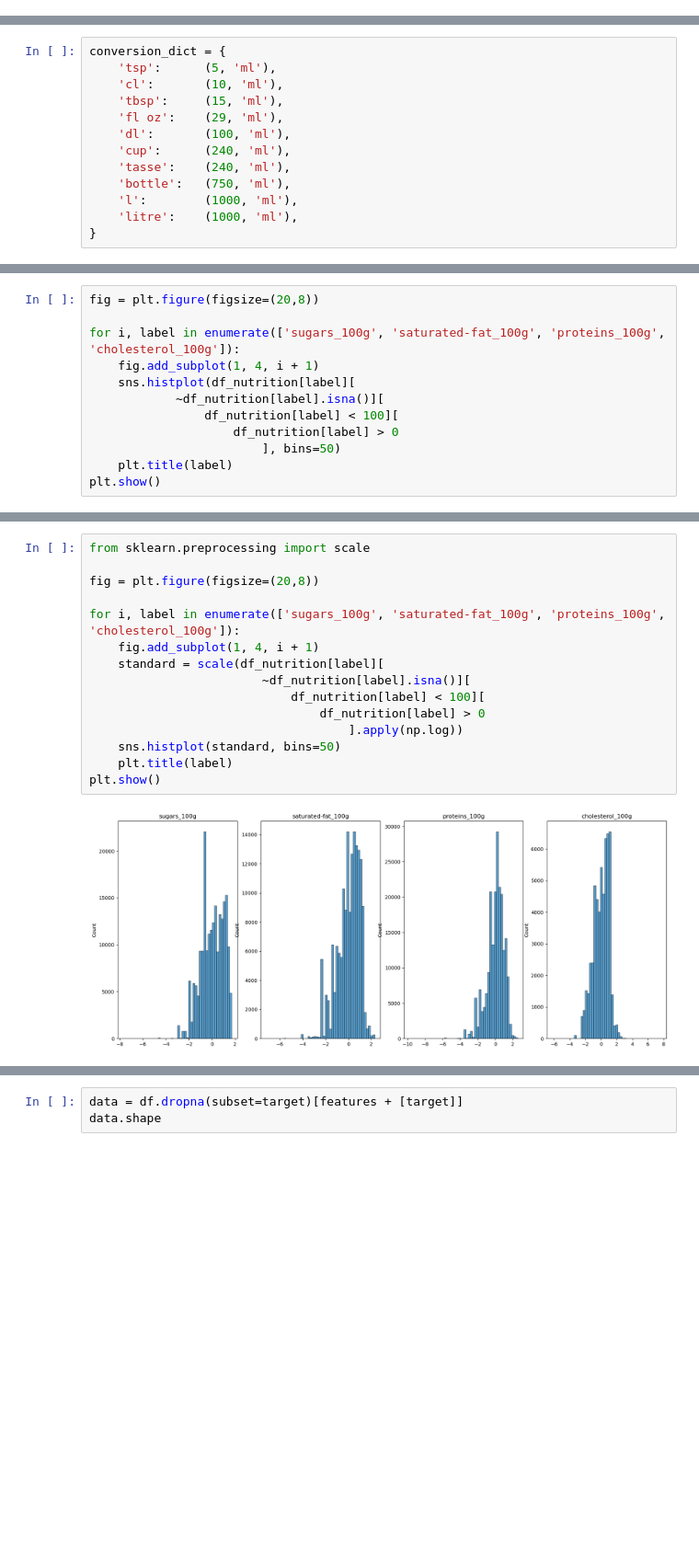
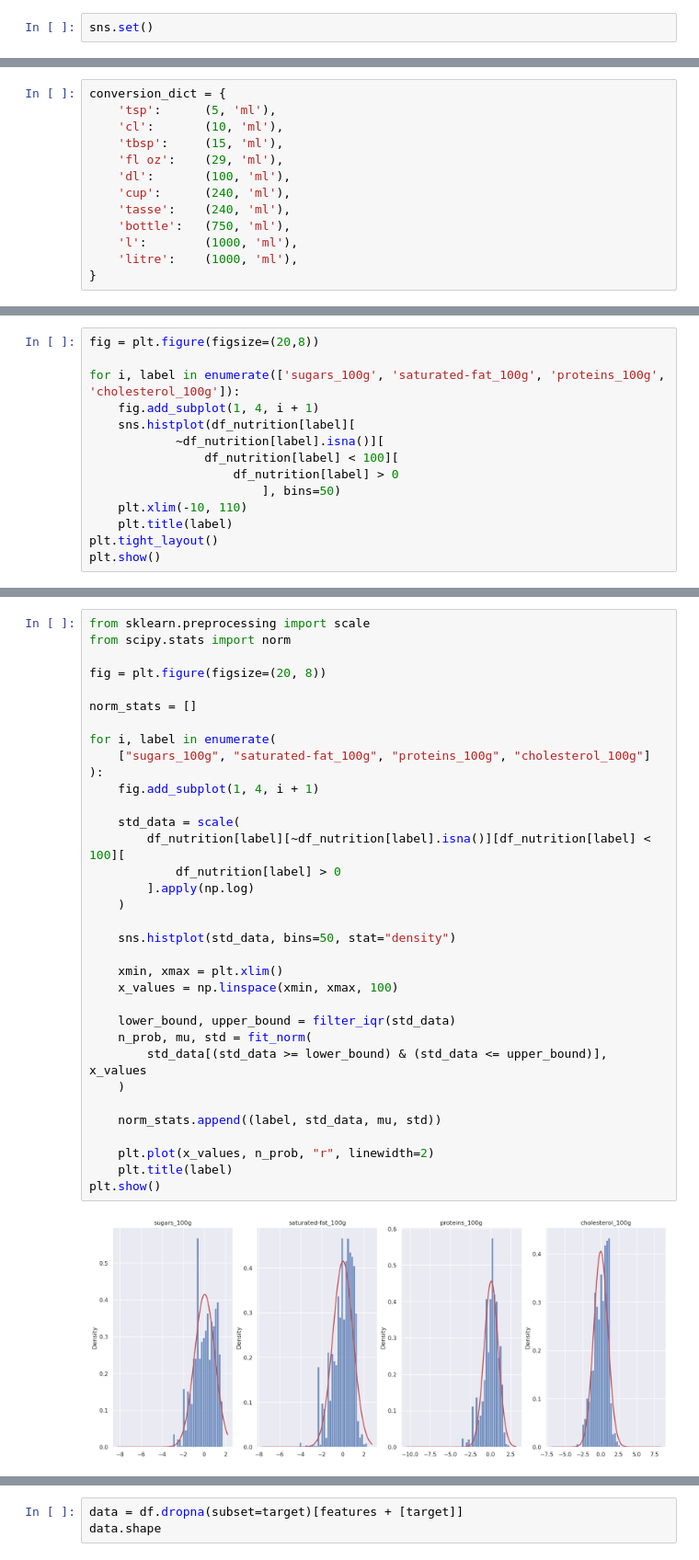
Before and after one commit to vicmcl/open_food_facts, a Jupyter notebook: src/notebook.ipynb, the cells around one changed output, grey strips where cells are left out. Shown at 92% size. Saved outputs shown, nothing was run; the diff lists cells and outputs as text; blank space fills up the shorter version.

```diff
--- a/src/notebook.ipynb
+++ b/src/notebook.ipynb
@@ -150,0 +186,2 @@ df_misc.sample(10)
+# %%
+sns.set()
@@ -239,6 +336,8 @@ for i, label in enumerate(['sugars_100g', 'saturated-fat_100g', 'proteins_100g',
                 df_nutrition[label] < 100][
                     df_nutrition[label] > 0
                         ], bins=50)
+    plt.xlim(-10, 110)
     plt.title(label)
+plt.tight_layout()
 plt.show()
 # %% [output]
@@ -246,17 +367,36 @@ plt.show()
 # %%
 from sklearn.preprocessing import scale
+from scipy.stats import norm
 
-fig = plt.figure(figsize=(20,8))
+fig = plt.figure(figsize=(20, 8))
 
-for i, label in enumerate(['sugars_100g', 'saturated-fat_100g', 'proteins_100g', 'cholesterol_100g']):
+norm_stats = []
+
+for i, label in enumerate(
+    ["sugars_100g", "saturated-fat_100g", "proteins_100g", "cholesterol_100g"]
+):
     fig.add_subplot(1, 4, i + 1)
-    standard = scale(df_nutrition[label][
-                        ~df_nutrition[label].isna()][
-                            df_nutrition[label] < 100][
-                                df_nutrition[label] > 0
-                                    ].apply(np.log))
-    sns.histplot(standard, bins=50)
+
+    std_data = scale(
+        df_nutrition[label][~df_nutrition[label].isna()][df_nutrition[label] < 100][
+            df_nutrition[label] > 0
+        ].apply(np.log)
+    )
+
+    sns.histplot(std_data, bins=50, stat="density")
+
+    xmin, xmax = plt.xlim()
+    x_values = np.linspace(xmin, xmax, 100)
+
+    lower_bound, upper_bound = filter_iqr(std_data)
+    n_prob, mu, std = fit_norm(
+        std_data[(std_data >= lower_bound) & (std_data <= upper_bound)], x_values
+    )
+
+    norm_stats.append((label, std_data, mu, std))
+
+    plt.plot(x_values, n_prob, "r", linewidth=2)
     plt.title(label)
 plt.show()
 # %% [output]
-[figure, old version]
+[figure, new version]
```
Also changed, not shown: parts of 41 cells of this notebook.
